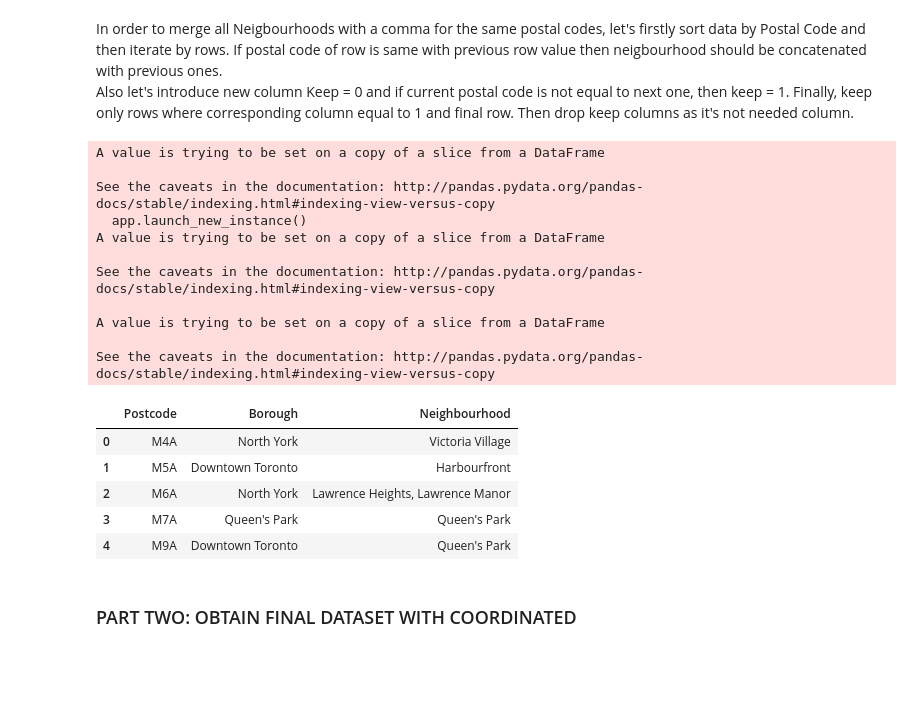
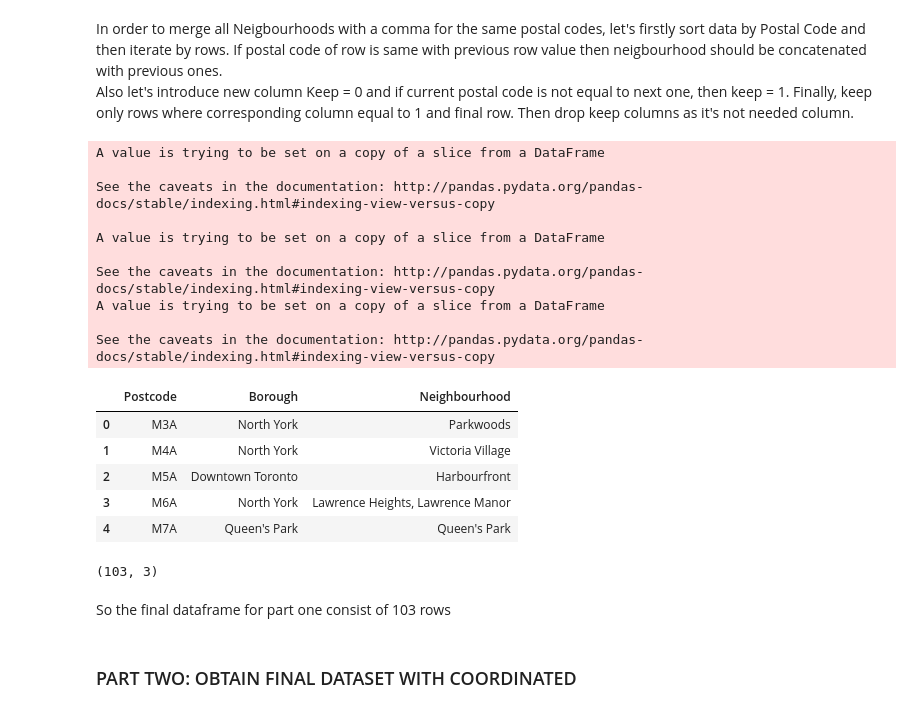
Before and after one commit to Yailama/Coursera_Capstone, a Jupyter notebook: Toronto-Neigbourhoods-Clusterization.ipynb, the cells around one changed output. Saved outputs shown, nothing was run; the diff lists cells and outputs as text; code cells hidden in the pictures; blank space fills up the shorter version.

```diff
--- a/Toronto-Neigbourhoods-Clusterization.ipynb
+++ b/Toronto-Neigbourhoods-Clusterization.ipynb
@@ -52,44 +48,52 @@ x.sort_values(by = "Postcode")
 x['Keep'] = 0
 
 
 
 x.shape
 #loop trough dataframe to append Neighborhoods for the same Postal Codes
 #Assign 1 in column keep for rows which hold the last row for each Postal Code, as it contains all the neighbourhoods
 for i in range(1, x.shape[0]):
     if x.Postcode[i]==x.Postcode[i-1]:
         x.Neighbourhood[i] = x.Neighbourhood[i-1] + ", " + x.Neighbourhood[i]
-    if i<x.shape[0]-1 and x.Postcode[i]!=x.Postcode[i+1]:
+
+for i in range(0, x.shape[0]-1):
+    if x.Postcode[i]!=x.Postcode[i+1]:
         x.Keep[i]=1
 #As loop always look at i+1 the last row was uncovered. Last row always should be kept as it always last row of a Postal COde.
-x.Keep[x.shape[0]]=1
+x.Keep[x.shape[0]-1]=1
 
 #keep only rows with keep == 1, so there would be rows with unique postal codes and all their neighbourhoods.
+
 x = x[x.Keep == 1]
 x.reset_index(inplace = True)
 x.drop(['Keep', 'index', 'level_0'], axis = 1, inplace = True)
 
 #Clean your Notebook and add Markdown cells to explain your work and any assumptions you are making.
 #In the last cell of your notebook, use the .shape method to print the number of rows of your dataframe.
 x.head()
 # %% [output]
-A value is trying to be set on a copy of a slice from a DataFrame
-
-See the caveats in the documentation: http://pandas.pydata.org/pandas-docs/stable/indexing.html#indexing-view-versus-copy
-  app.launch_new_instance()
 A value is trying to be set on a copy of a slice from a DataFrame
 
 See the caveats in the documentation: http://pandas.pydata.org/pandas-docs/stable/indexing.html#indexing-view-versus-copy
 
 A value is trying to be set on a copy of a slice from a DataFrame
 
 See the caveats in the documentation: http://pandas.pydata.org/pandas-docs/stable/indexing.html#indexing-view-versus-copy
+A value is trying to be set on a copy of a slice from a DataFrame
+
+See the caveats in the documentation: http://pandas.pydata.org/pandas-docs/stable/indexing.html#indexing-view-versus-copy
 |  | Postcode | Borough | Neighbourhood |
-| 0 | M4A | North York | Victoria Village |
-| 1 | M5A | Downtown Toronto | Harbourfront |
-| 2 | M6A | North York | Lawrence Heights, Lawrence Manor |
-| 3 | M7A | Queen's Park | Queen's Park |
-| 4 | M9A | Downtown Toronto | Queen's Park |
+| 0 | M3A | North York | Parkwoods |
+| 1 | M4A | North York | Victoria Village |
+| 2 | M5A | Downtown Toronto | Harbourfront |
+| 3 | M6A | North York | Lawrence Heights, Lawrence Manor |
+| 4 | M7A | Queen's Park | Queen's Park |
+# %%
+x.shape
+# %% [output]
+(103, 3)
+# %% [markdown]
+So the final dataframe for part one consist of 103 rows
 # %% [markdown]
 <h3>PART TWO: OBTAIN FINAL DATASET WITH COORDINATED</h3>
 # %% [markdown]
```
Also changed, not shown: parts of 9 cells of this notebook.
